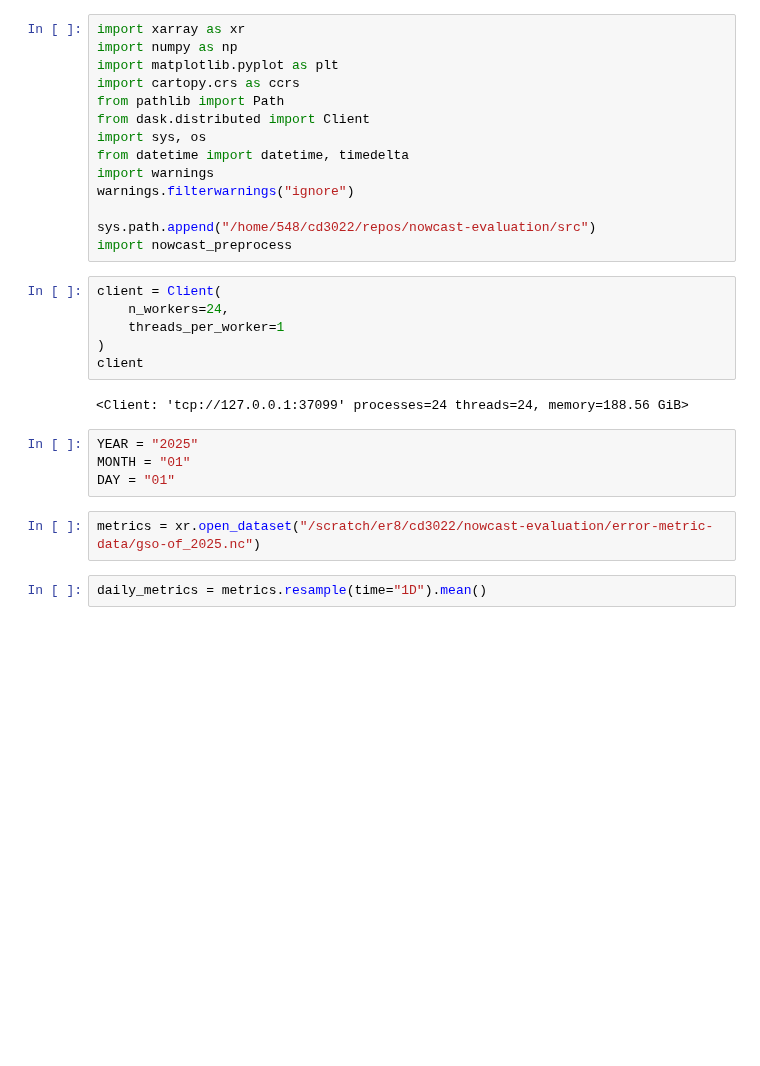
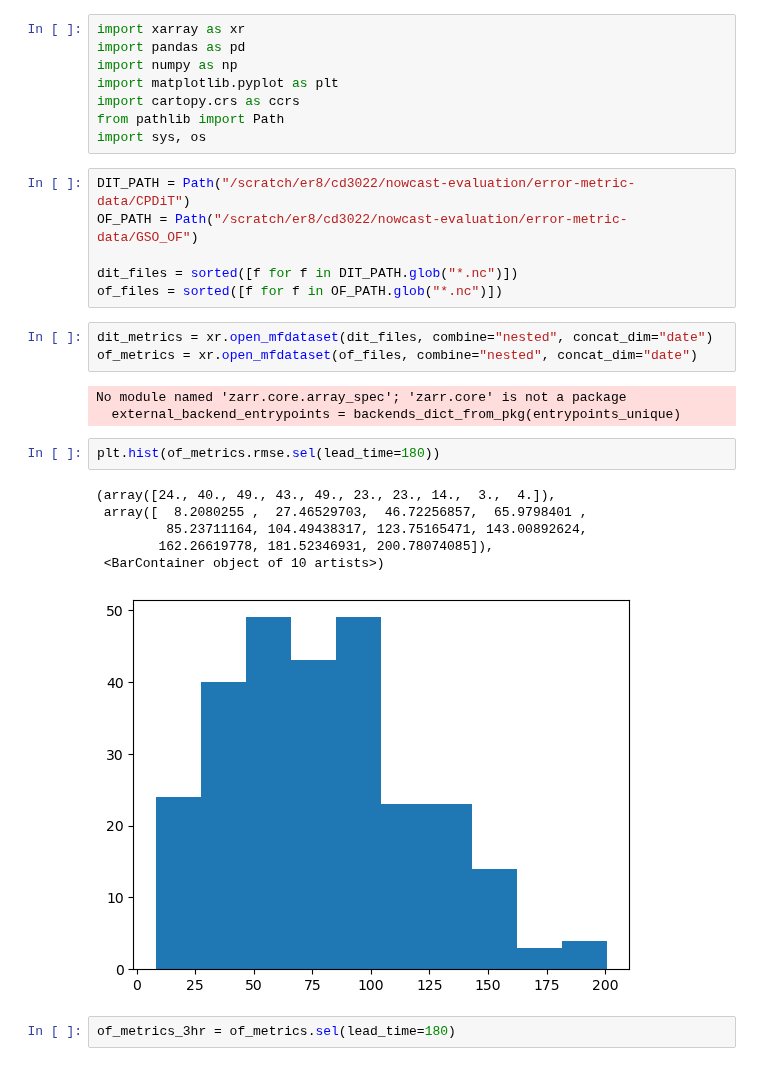
Before and after one commit to cdoedens/nowcast-evaluation, a Jupyter notebook: notebooks/advection-convection.ipynb, the cells around one changed output. Saved outputs shown, nothing was run; the diff lists cells and outputs as text; blank space fills up the shorter version.

Commit message:
start to implement OF rmse to find advec days

```diff
--- a/notebooks/advection-convection.ipynb
+++ b/notebooks/advection-convection.ipynb
@@ -1,30 +1,31 @@
 # %%
 import xarray as xr
+import pandas as pd
 import numpy as np
 import matplotlib.pyplot as plt
 import cartopy.crs as ccrs
 from pathlib import Path
-from dask.distributed import Client
 import sys, os
-from datetime import datetime, timedelta
-import warnings
-warnings.filterwarnings("ignore")
-
-sys.path.append("/home/548/cd3022/repos/nowcast-evaluation/src")
-import nowcast_preprocess
 # %%
-client = Client(
-    n_workers=24,
-    threads_per_worker=1
-)
-client
+DIT_PATH = Path("/scratch/er8/cd3022/nowcast-evaluation/error-metric-data/CPDiT")
+OF_PATH = Path("/scratch/er8/cd3022/nowcast-evaluation/error-metric-data/GSO_OF")
+
+dit_files = sorted([f for f in DIT_PATH.glob("*.nc")])
+of_files = sorted([f for f in OF_PATH.glob("*.nc")])
-# %% [output]
-<Client: 'tcp://127.0.0.1:37099' processes=24 threads=24, memory=188.56 GiB>
 # %%
-YEAR = "2025"
-MONTH = "01"
-DAY = "01"
+dit_metrics = xr.open_mfdataset(dit_files, combine="nested", concat_dim="date")
+of_metrics = xr.open_mfdataset(of_files, combine="nested", concat_dim="date")
+# %% [output]
+No module named 'zarr.core.array_spec'; 'zarr.core' is not a package
+  external_backend_entrypoints = backends_dict_from_pkg(entrypoints_unique)
-# %%
-metrics = xr.open_dataset("/scratch/er8/cd3022/nowcast-evaluation/error-metric-data/gso-of_2025.nc")
-# %%
-daily_metrics = metrics.resample(time="1D").mean()
+# %%
+plt.hist(of_metrics.rmse.sel(lead_time=180))
+# %% [output]
+(array([24., 40., 49., 43., 49., 23., 23., 14.,  3.,  4.]),
+ array([  8.2080255 ,  27.46529703,  46.72256857,  65.9798401 ,
+         85.23711164, 104.49438317, 123.75165471, 143.00892624,
+        162.26619778, 181.52346931, 200.78074085]),
+ <BarContainer object of 10 artists>)
+[figure, added]
+# %%
+of_metrics_3hr = of_metrics.sel(lead_time=180)
```
Also changed, not shown: parts of 1 cell of this notebook.
